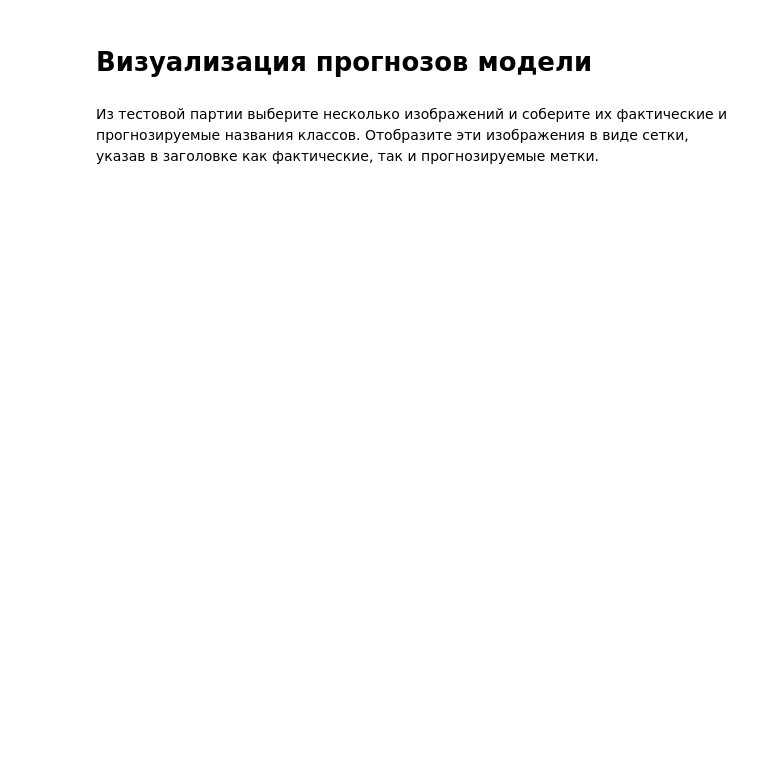
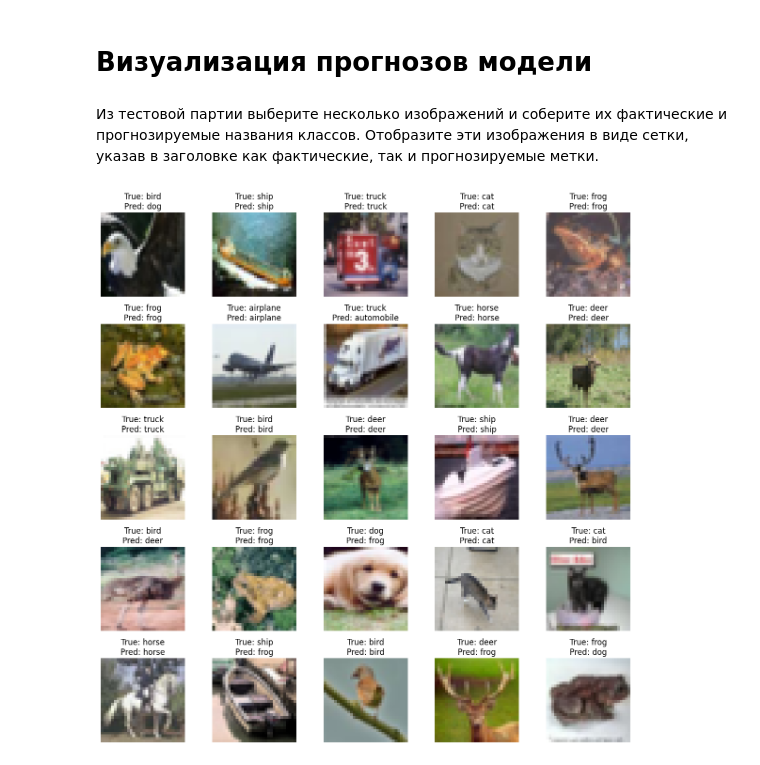
Before and after one commit to KrisTinaShch/TM_CNN, a Jupyter notebook: CIFAR_CNN.ipynb, the cells around one changed output. Saved outputs shown, nothing was run; the diff lists cells and outputs as text; code cells hidden in the pictures; blank space fills up the shorter version.

```diff
--- a/CIFAR_CNN.ipynb
+++ b/CIFAR_CNN.ipynb
@@ -221,3 +307,34 @@ Epoch  8 | Train Loss: 1.2886 | Train Acc: 53.6140% | Test Loss: 1.1420 | Test A
 # %% [markdown]
 Из тестовой партии выберите несколько изображений и соберите их фактические и прогнозируемые названия классов.
 Отобразите эти изображения в виде сетки, указав в заголовке как фактические, так и прогнозируемые метки.
+# %%
+data_iter = iter(test_loaders)
+images, labels = next(data_iter)
+images = images[:25].to(device)
+labels = labels[:25]
+
+model.eval()
+with torch.no_grad():
+    outputs = model(images)
+    _, predicted = torch.max(outputs, 1)
+    predicted = predicted.cpu()
+    labels = labels.cpu()
+
+fig, axes = plt.subplots(5, 5, figsize=(12, 12))
+axes = axes.flatten()
+
+for i in range(25):
+    img = images[i].cpu().numpy()
+    img = img * 0.5 + 0.5
+    img = np.clip(img, 0, 1)
+    img = np.transpose(img, (1, 2, 0))
+    axes[i].imshow(img)
+    true_label = test_dataset.classes[labels[i]]
+    pred_label = test_dataset.classes[predicted[i]]
+    axes[i].set_title(f'True: {true_label}\nPred: {pred_label}')
+    axes[i].axis('off')
+
+plt.tight_layout()
+plt.show()
+# %% [output]
+[figure, added]
```
Also changed, not shown: parts of 3 cells of this notebook.
